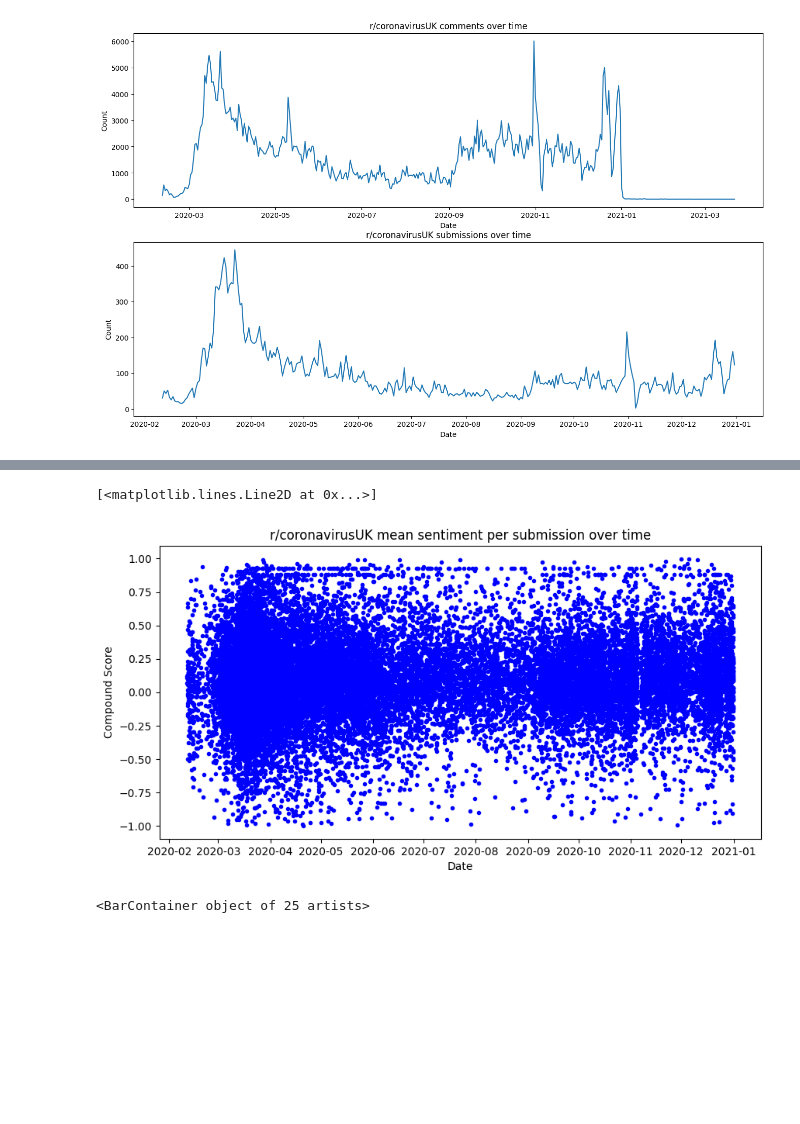
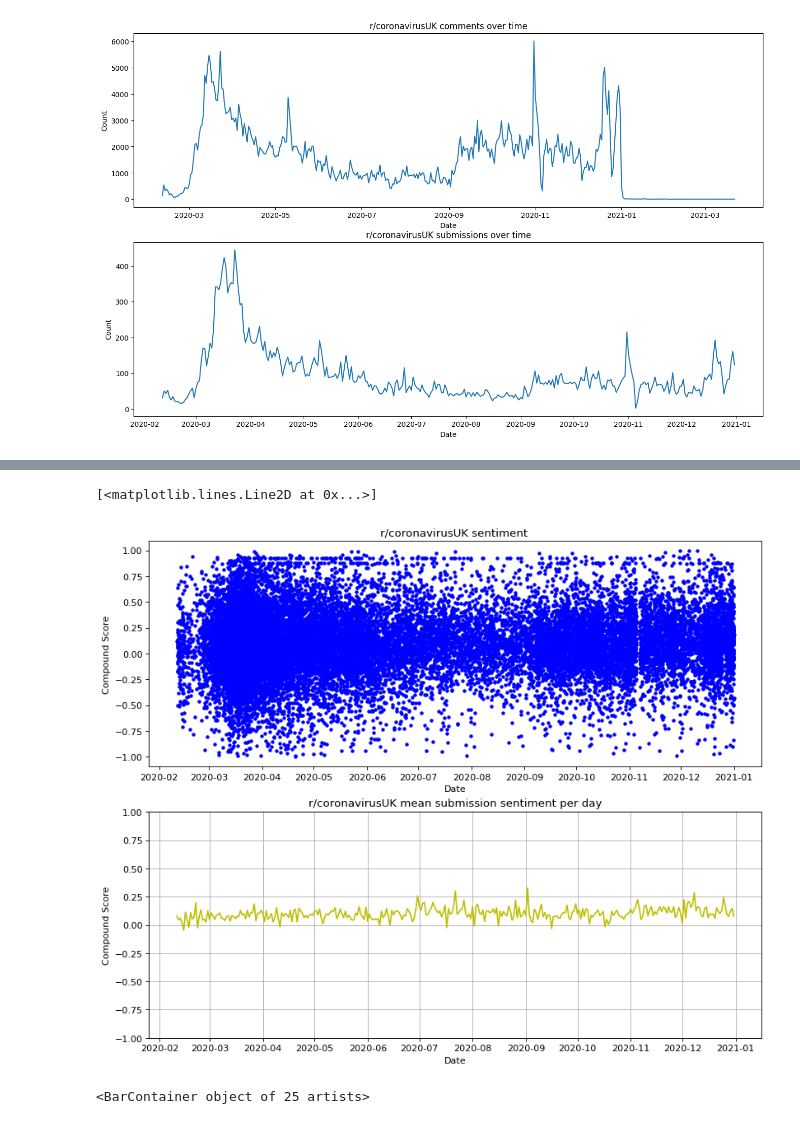
Before and after one commit to ollyjc99/COVID-19-Sentiment-and-Compliance-Analyzer, a Jupyter notebook: DataAnalysis.ipynb, the cells around one changed output, grey strips where cells are left out. Drawn from its saved outputs; the diff is of its cells as text; code cells hidden in the pictures; blank space fills up the shorter version.

```diff
--- a/DataAnalysis.ipynb
+++ b/DataAnalysis.ipynb
@@ -90,30 +82,50 @@ plt.plot(non_neutral_comments, 'g')
 # %%
 ### PLOTTING NON-NEUTRAL COMMENTS BY SUBMISSION ON r/coronavirusUK OVER TIME')
 
 ### SUBMISSION COMPOUND SCORE CALCULATED BY MEAN OF COMMENTS FROM EACH SUBMISSION
+
 agg_sub_compound_score = c_df.query(
     'sentiment != "neutral"'
 ).groupby(
     c_df['submission_id']
 ).agg(
     {
         'compound_score': mean
     }
 )
 
 ### MERGES SUB DATAFRAME WITH MEAN COMPOUND SCORE FOR ALL COMMENTS OF EACH SUBMISSION
-sub_comments = pd.merge(s_df, agg_sub_compound_score, left_index=True, right_index=True)
+grouped_comments = pd.merge(s_df, agg_sub_compound_score, left_index=True, right_index=True)
 
-fig, ax1 = plt.subplots(1, dpi=100)
-fig.set_size_inches(10, 5)
+daily_submission_score = grouped_comments.groupby(
+    grouped_comments['datetime'].dt.date
+).agg(
+    {
+        'compound_score': mean
+    }
+)
 
-ax1.set_title('r/coronavirusUK mean sentiment per submission over time')
+fig, (ax1, ax2) = plt.subplots(2, dpi=80)
+fig.set_size_inches(12, 10)
+
+ax1.set_title('r/coronavirusUK sentiment ')
 ax1.set_xlabel('Date')
 ax1.set_ylabel('Compound Score')
-ax1.plot(sub_comments['datetime'], sub_comments['compound_score'], 'b.')
+ax1.plot(grouped_comments['datetime'],
+         grouped_comments['compound_score'],
+         'b.')
+
+ax2.set_title('r/coronavirusUK mean submission sentiment per day')
+ax2.set_xlabel('Date')
+ax2.set_ylim(top=1.0, bottom=-1.0)
+ax2.set_ylabel('Compound Score')
+ax2.grid()
+ax2.plot(daily_submission_score.index,
+         daily_submission_score['compound_score'],
+         'y')
 # %% [output]
 [<matplotlib.lines.Line2D at 0x...>]
-[figure, old version]
+[figure, new version]
 # %%
 ### TRANSFORMS COMMENT DATAFRAME INTO DICTIONARY TO BE VECTORIZED
 
```
Also changed, not shown: parts of 4 cells of this notebook.
